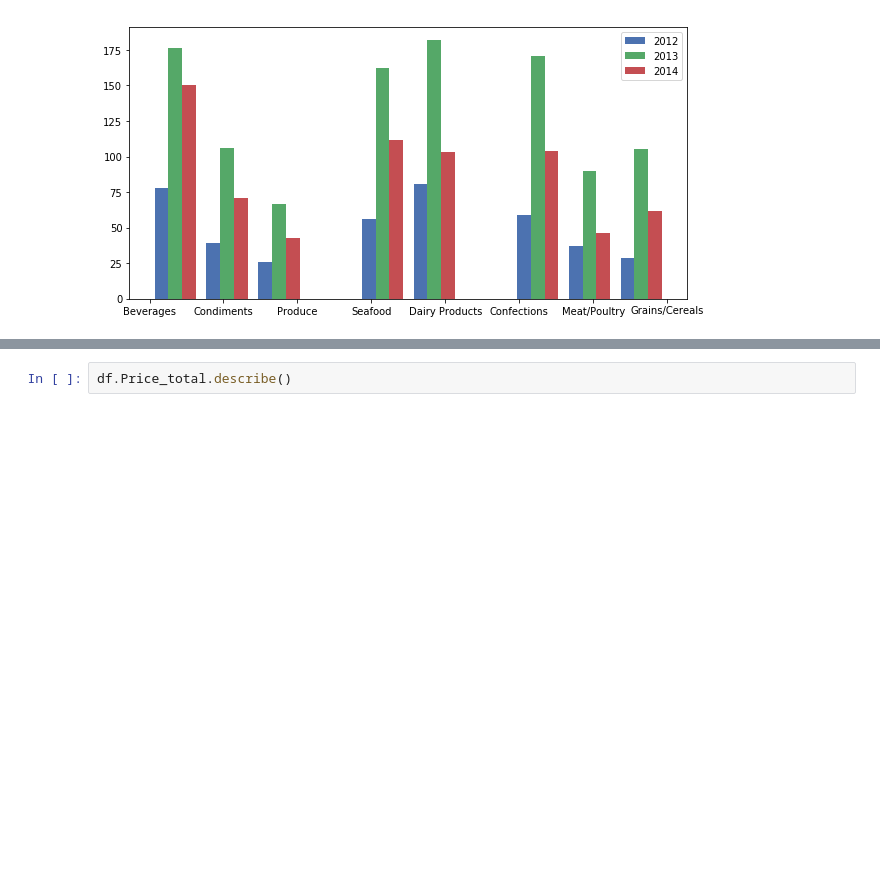
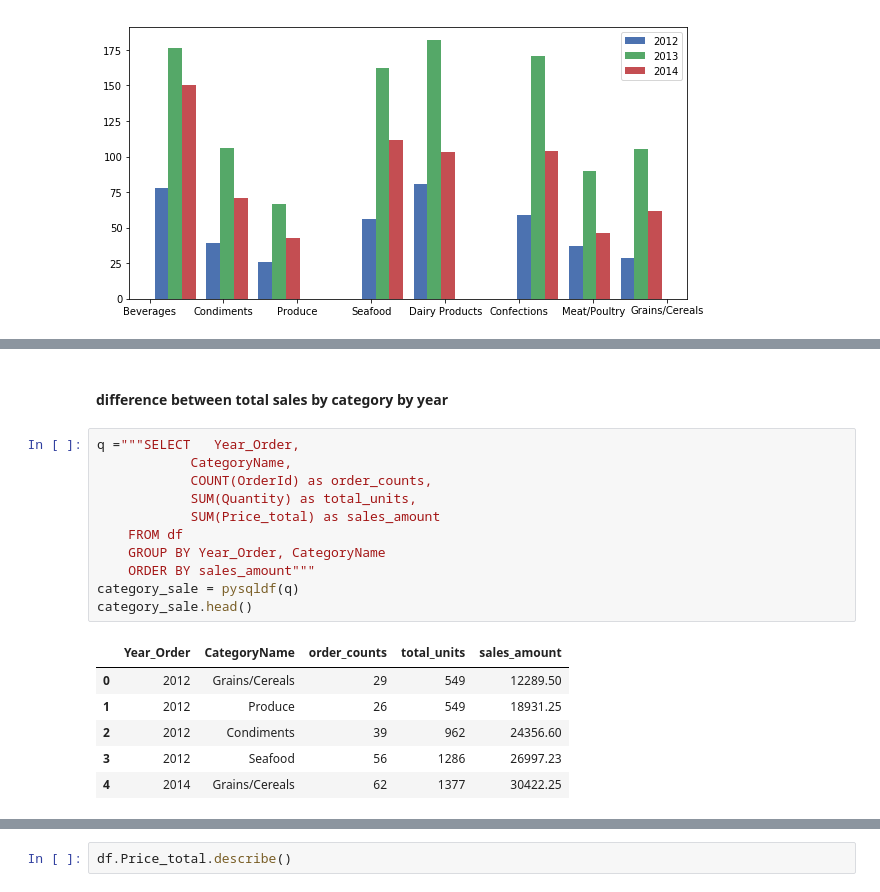
Before and after one commit to YeonjooSmith/dsc-mod-3-project-online-ds-ft-071519, a Jupyter notebook: ProjectDraft1.ipynb, the cells around one changed output, grey strips where cells are left out. Cells and saved outputs as stored; diff of their text form; blank space fills up the shorter version.

```diff
--- a/ProjectDraft1.ipynb
+++ b/ProjectDraft1.ipynb
@@ -259,0 +272,20 @@ plt.show()
+# %% [markdown]
+#### difference between total sales by category by year
+# %%
+q ="""SELECT   Year_Order,
+            CategoryName,
+            COUNT(OrderId) as order_counts,
+            SUM(Quantity) as total_units,
+            SUM(Price_total) as sales_amount
+    FROM df
+    GROUP BY Year_Order, CategoryName
+    ORDER BY sales_amount"""
+category_sale = pysqldf(q)
+category_sale.head()
+# %% [output]
+|  | Year_Order | CategoryName | order_counts | total_units | sales_amount |
+| 0 | 2012 | Grains/Cereals | 29 | 549 | 12289.50 |
+| 1 | 2012 | Produce | 26 | 549 | 18931.25 |
+| 2 | 2012 | Condiments | 39 | 962 | 24356.60 |
+| 3 | 2012 | Seafood | 56 | 1286 | 26997.23 |
+| 4 | 2014 | Grains/Cereals | 62 | 1377 | 30422.25 |
```
Also changed, not shown: parts of 19 cells of this notebook.
